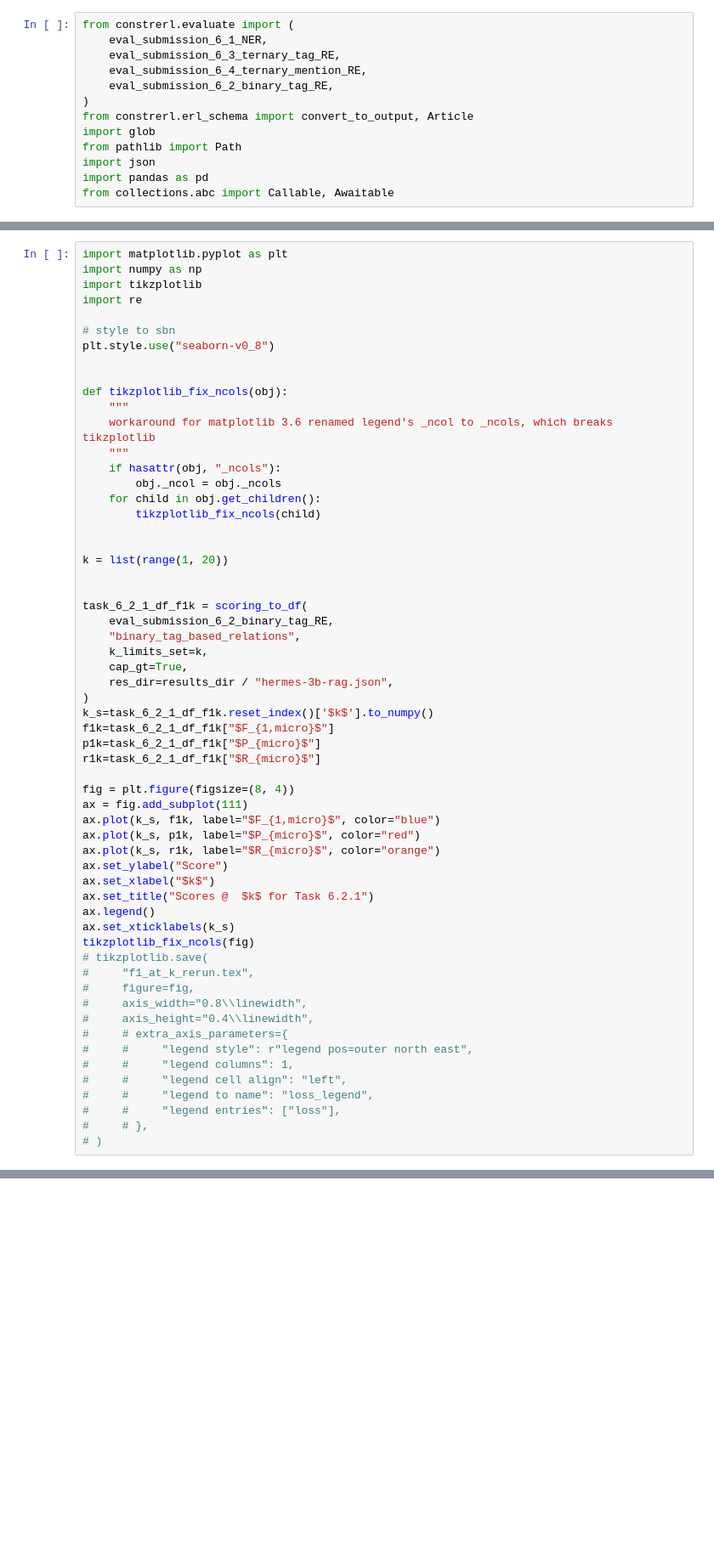
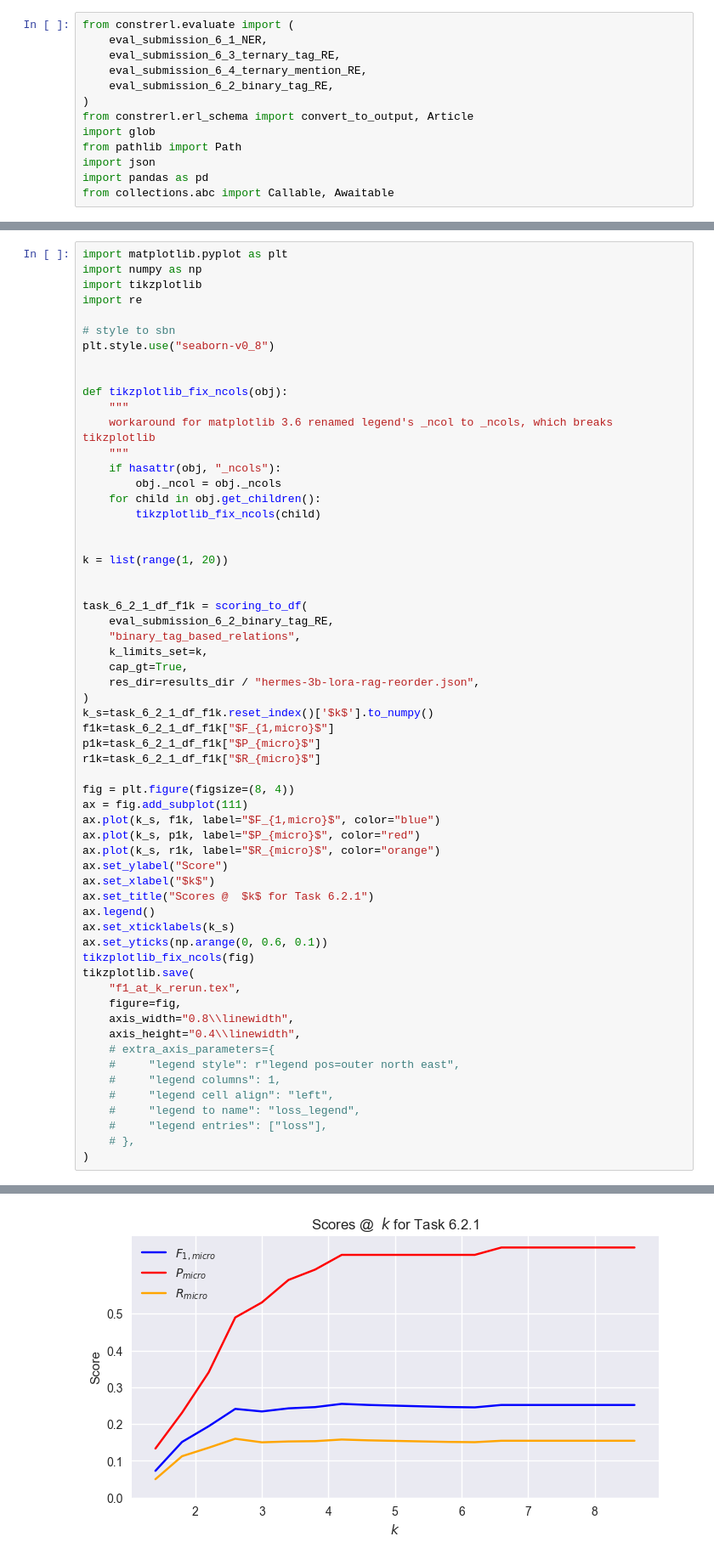
Before and after one commit to Dakantz/CLEANR, a Jupyter notebook: submission/evaluation.ipynb, the cells around one changed output, grey strips where cells are left out. Shown at 85% size. Cells and saved outputs as stored; diff of their text form; blank space fills up the shorter version.

```diff
--- a/submission/evaluation.ipynb
+++ b/submission/evaluation.ipynb
@@ -371,7 +371,7 @@ task_6_2_1_df_f1k = scoring_to_df(
     "binary_tag_based_relations",
     k_limits_set=k,
     cap_gt=True,
-    res_dir=results_dir / "hermes-3b-rag.json",
+    res_dir=results_dir / "hermes-3b-lora-rag-reorder.json",
 )
 k_s=task_6_2_1_df_f1k.reset_index()['$k$'].to_numpy()
 f1k=task_6_2_1_df_f1k["$F_{1,micro}$"]
@@ -388,18 +388,19 @@ ax.set_xlabel("$k$")
 ax.set_title("Scores @  $k$ for Task 6.2.1")
 ax.legend()
 ax.set_xticklabels(k_s)
+ax.set_yticks(np.arange(0, 0.6, 0.1))
 tikzplotlib_fix_ncols(fig)
-# tikzplotlib.save(
-#     "f1_at_k_rerun.tex",
-#     figure=fig,
-#     axis_width="0.8\\linewidth",
-#     axis_height="0.4\\linewidth",
-#     # extra_axis_parameters={
-#     #     "legend style": r"legend pos=outer north east",
-#     #     "legend columns": 1,
-#     #     "legend cell align": "left",
-#     #     "legend to name": "loss_legend",
-#     #     "legend entries": ["loss"],
-#     # },
-# )
+tikzplotlib.save(
+    "f1_at_k_rerun.tex",
+    figure=fig,
+    axis_width="0.8\\linewidth",
+    axis_height="0.4\\linewidth",
+    # extra_axis_parameters={
+    #     "legend style": r"legend pos=outer north east",
+    #     "legend columns": 1,
+    #     "legend cell align": "left",
+    #     "legend to name": "loss_legend",
+    #     "legend entries": ["loss"],
+    # },
+)
 # %% [output]
@@ -408,3 +426,4 @@ OSError: Error in opening the specified json file: ../data/merge_dev/hermes-3b-r
+[figure, added]
 # %%
 task_6_2_1_df_f1k.reset_index()['$k$']
 # %% [output]
```
Also changed, not shown: parts of 8 cells of this notebook, 28 other files.
